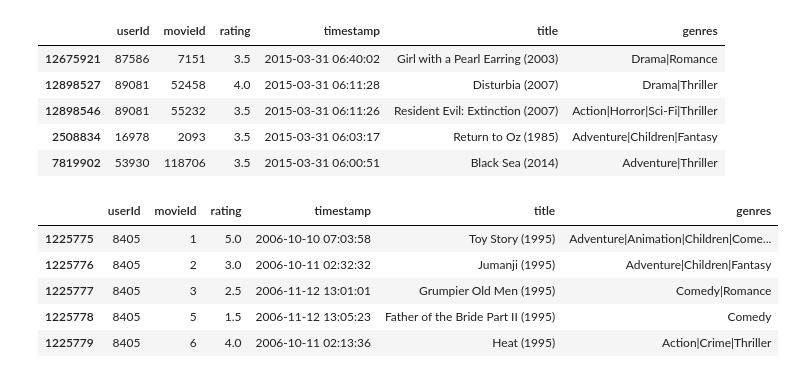
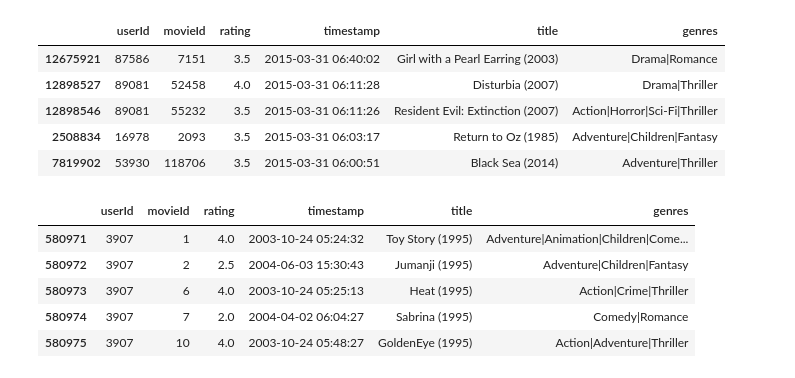
Before and after one commit to Wasan-Mohammed/movie_recommendation, a Jupyter notebook: Movie_Recommendation.ipynb, the cells around one changed output. Cells and saved outputs as stored; diff of their text form; code cells hidden in the pictures.

```diff
--- a/Movie_Recommendation.ipynb
+++ b/Movie_Recommendation.ipynb
@@ -11,5 +16,5 @@ from tensorflow.keras import layers, models
 # %%
-rating = pd.read_csv('/content/rating.csv')
+rating = pd.read_csv('/content/drive/MyDrive/project-1/Movie recommendation/rating.csv')
 rating.head()
 # %% [output]
 |  | userId | movieId | rating | timestamp |
@@ -19,7 +24,7 @@ rating.head()
 | 3 | 1 | 47 | 3.5 | 2005-04-02 23:32:07 |
 | 4 | 1 | 50 | 3.5 | 2005-04-02 23:29:40 |
 # %%
-movie = pd.read_csv('/content/movie.csv')
+movie = pd.read_csv('/content/drive/MyDrive/project-1/Movie recommendation/movie.csv')
 movie.head()
 # %% [output]
 |  | movieId | title | genres |
@@ -96,17 +102,17 @@ rating_latest.head()
 | 2508834 | 16978 | 2093 | 3.5 | 2015-03-31 06:03:17 | Return to Oz (1985) | Adventure|Children|Fantasy |
 | 7819902 | 53930 | 118706 | 3.5 | 2015-03-31 06:00:51 | Black Sea (2014) | Adventure|Thriller |
 # %%
-#حذف المستخدمين الي عندهم تقيمات اقل من 15% للافلام
+#حذف المستخدمين الي عندهم تقيمات اقل من 10% للافلام
 total_movies = mr['movieId'].nunique()
-threshold = total_movies * 0.25
+threshold = total_movies * 0.10
 user_counts = mr.groupby('userId')['movieId'].nunique()
 users_to_remove = user_counts[user_counts < threshold].index
 rating_filtered = mr[~mr['userId'].isin(users_to_remove)]
 rating_filtered.head()
 # %% [output]
 |  | userId | movieId | rating | timestamp | title | genres |
-| 1225775 | 8405 | 1 | 5.0 | 2006-10-10 07:03:58 | Toy Story (1995) | Adventure|Animation|Children|Come... |
-| 1225776 | 8405 | 2 | 3.0 | 2006-10-11 02:32:32 | Jumanji (1995) | Adventure|Children|Fantasy |
-| 1225777 | 8405 | 3 | 2.5 | 2006-11-12 13:01:01 | Grumpier Old Men (1995) | Comedy|Romance |
-| 1225778 | 8405 | 5 | 1.5 | 2006-11-12 13:05:23 | Father of the Bride Part II (1995) | Comedy |
-| 1225779 | 8405 | 6 | 4.0 | 2006-10-11 02:13:36 | Heat (1995) | Action|Crime|Thriller |
+| 580971 | 3907 | 1 | 4.0 | 2003-10-24 05:24:32 | Toy Story (1995) | Adventure|Animation|Children|Come... |
+| 580972 | 3907 | 2 | 2.5 | 2004-06-03 15:30:43 | Jumanji (1995) | Adventure|Children|Fantasy |
+| 580973 | 3907 | 6 | 4.0 | 2003-10-24 05:25:13 | Heat (1995) | Action|Crime|Thriller |
+| 580974 | 3907 | 7 | 2.0 | 2004-04-02 06:04:27 | Sabrina (1995) | Comedy|Romance |
+| 580975 | 3907 | 10 | 4.0 | 2003-10-24 05:48:27 | GoldenEye (1995) | Action|Adventure|Thriller |
```
Also changed, not shown: parts of 37 cells of this notebook.
